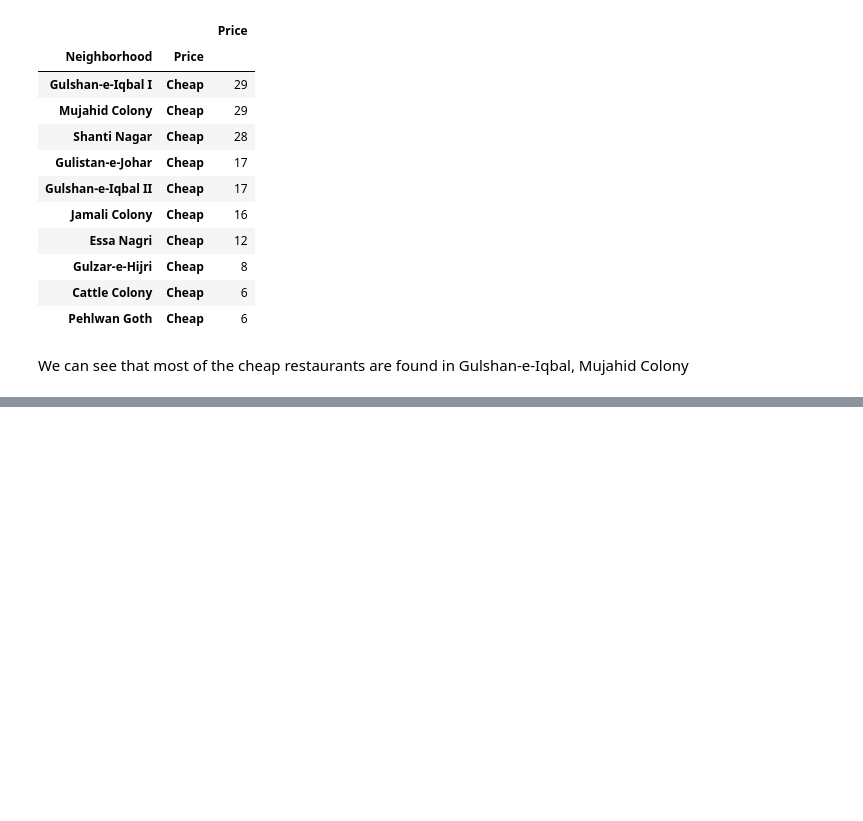
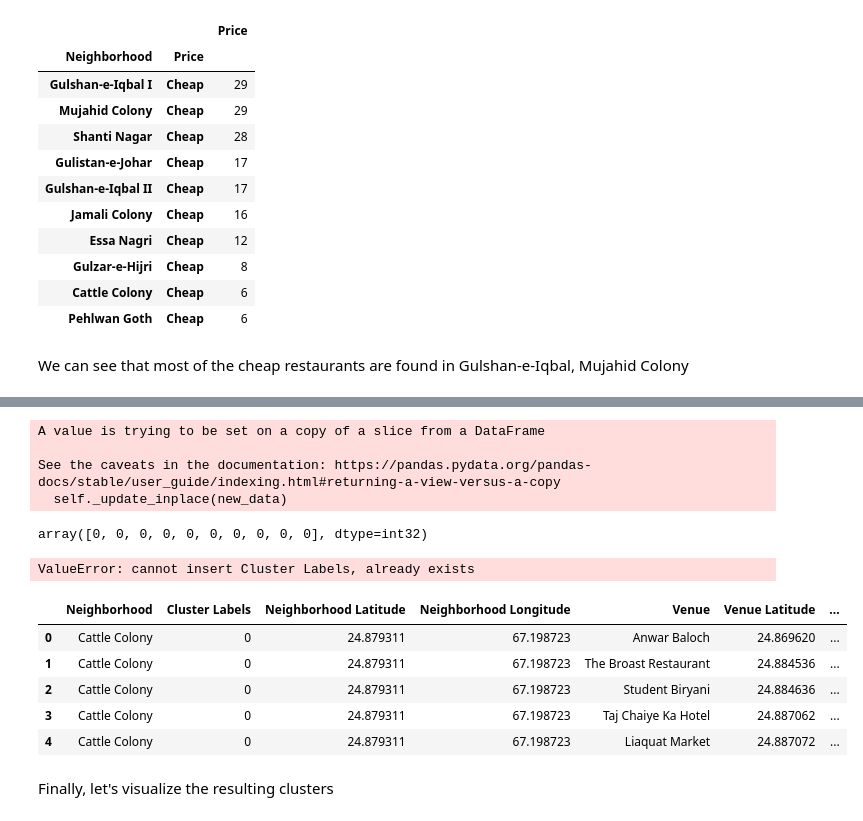
Before and after one commit to aitezazakhtar/ExploringVenues-in-KarachiNeighborhood, a Jupyter notebook: explore-karachi-neighborhood.ipynb, the cells around one changed output, grey strips where cells are left out. Drawn from its saved outputs; the diff is of its cells as text; code cells hidden in the pictures; blank space fills up the shorter version.

Commit message:
clustering

```diff
--- a/explore-karachi-neighborhood.ipynb
+++ b/explore-karachi-neighborhood.ipynb
@@ -831,0 +838,4 @@ We can see that most of the cheap restaurants are found in Gulshan-e-Iqbal, Muja
+# %%
+kcluster = 2
+
+khi_cluster = khi_merged[['Price',"Ratings","Tips"]]
@@ -831,0 +851,28 @@ We can see that most of the cheap restaurants are found in Gulshan-e-Iqbal, Muja
+# %%
+khi_cluster['Price'].replace(to_replace=["Cheap","Moderate","Very Expensive"], value=[0,1,2],inplace=True)
+# %% [output]
+A value is trying to be set on a copy of a slice from a DataFrame
+
+See the caveats in the documentation: https://pandas.pydata.org/pandas-docs/stable/user_guide/indexing.html#returning-a-view-versus-a-copy
+  self._update_inplace(new_data)
+# %%
+kmeans = KMeans(n_clusters=kcluster, random_state=0).fit(khi_cluster)
+# %%
+kmeans.labels_[0:10]
+# %% [output]
+array([0, 0, 0, 0, 0, 0, 0, 0, 0, 0], dtype=int32)
+# %%
+khi_merged.insert(0,"Cluster Labels",kmeans.labels_)
+# %% [output]
+ValueError: cannot insert Cluster Labels, already exists
+# %%
+khi_merged.head()
+# %% [output]
+|  | Neighborhood | Cluster Labels | Neighborhood Latitude | Neighborhood Longitude | Venue | Venue Latitude | ... |
+| 0 | Cattle Colony | 0 | 24.879311 | 67.198723 | Anwar Baloch | 24.869620 | ... |
+| 1 | Cattle Colony | 0 | 24.879311 | 67.198723 | The Broast Restaurant | 24.884536 | ... |
+| 2 | Cattle Colony | 0 | 24.879311 | 67.198723 | Student Biryani | 24.884636 | ... |
+| 3 | Cattle Colony | 0 | 24.879311 | 67.198723 | Taj Chaiye Ka Hotel | 24.887062 | ... |
+| 4 | Cattle Colony | 0 | 24.879311 | 67.198723 | Liaquat Market | 24.887072 | ... |
+# %% [markdown]
+Finally, let's visualize the resulting clusters
```
Also changed, not shown: parts of 8 cells of this notebook.
